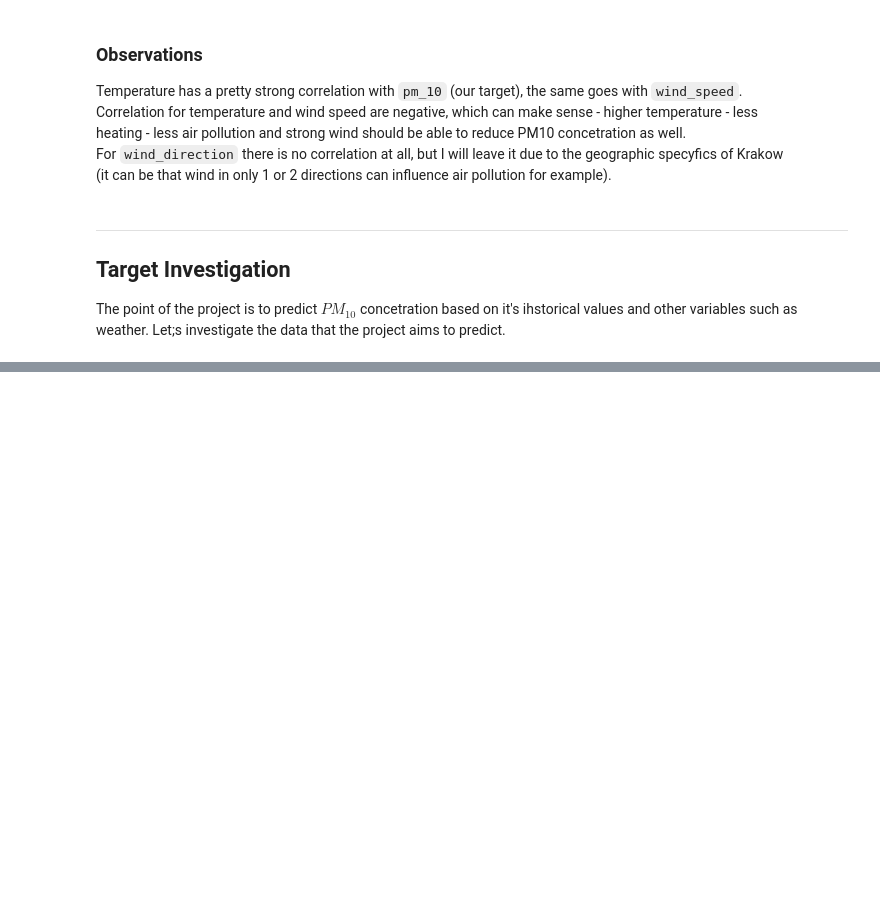
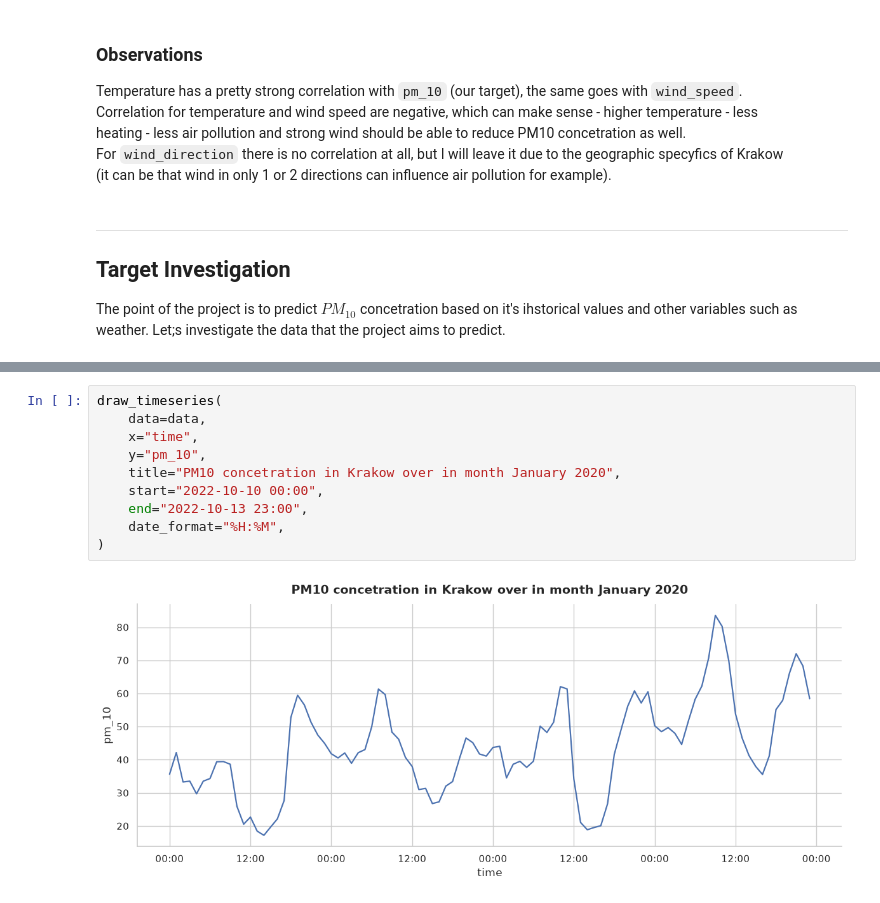
Before and after one commit to Pabito22/AirPolutionForecasting, a Jupyter notebook: notebooks/2-PW-initial-EDA.ipynb, the cells around one changed output, grey strips where cells are left out. Drawn from its saved outputs; the diff is of its cells as text; blank space fills up the shorter version.

```diff
--- a/notebooks/2-PW-initial-EDA.ipynb
+++ b/notebooks/2-PW-initial-EDA.ipynb
@@ -113,0 +132,12 @@ draw_timeseries(data=data, x="time", y="pm_10")
+# %%
+draw_timeseries(
+    data=data,
+    x="time",
+    y="pm_10",
+    title="PM10 concetration in Krakow over in month January 2020",
+    start="2022-10-10 00:00",
+    end="2022-10-13 23:00",
+    date_format="%H:%M",
+)
+# %% [output]
+[figure, added]
```
Also changed, not shown: parts of 17 cells of this notebook, 9 other files.
